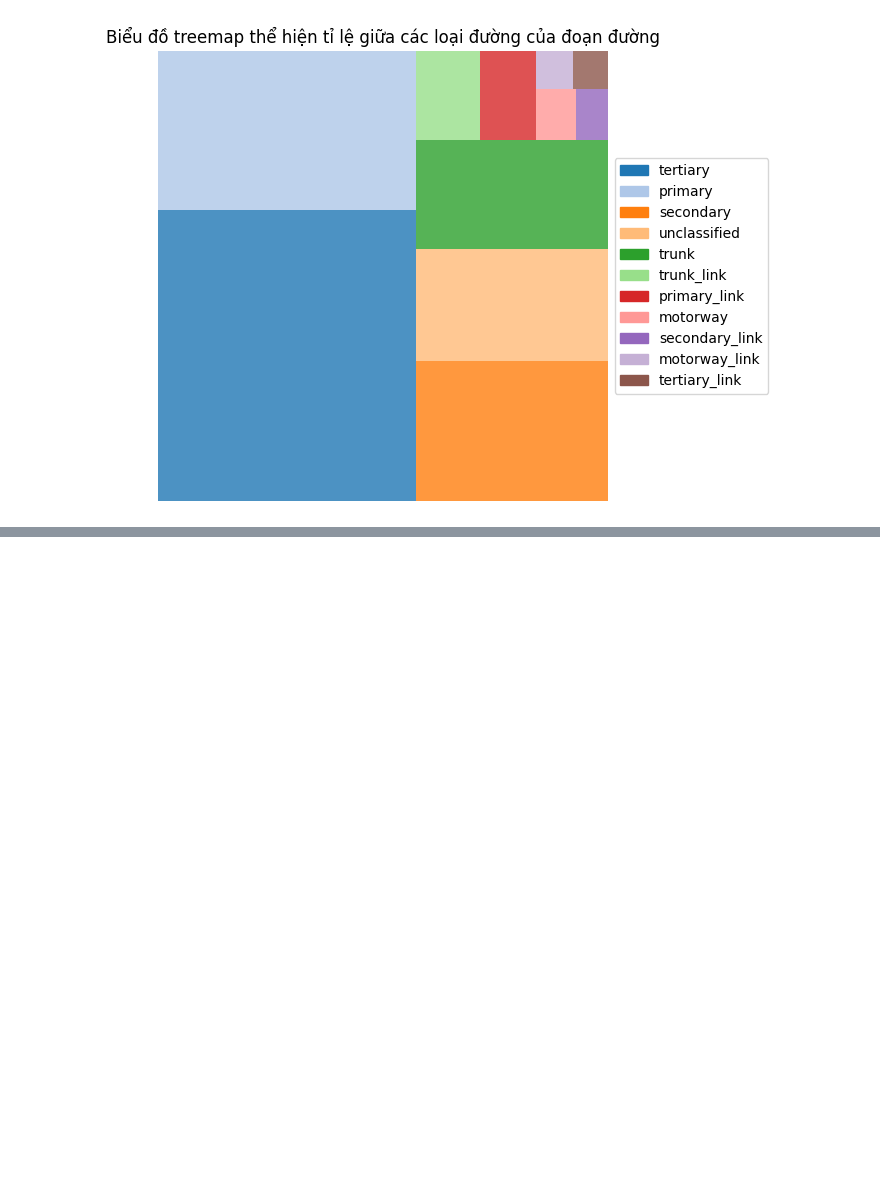
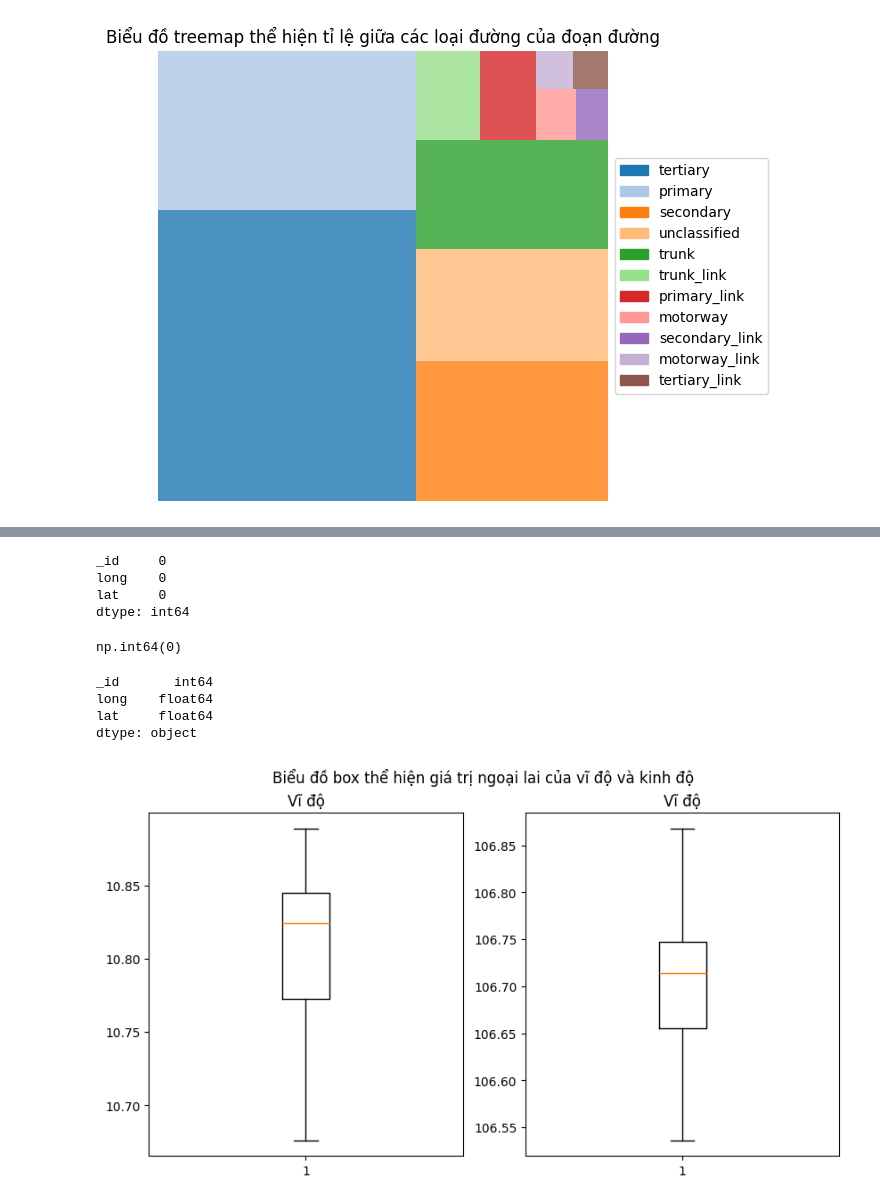
Before and after one commit to An-Sadek/HCM_GNNTSF, a Jupyter notebook: src/preprocessing/summary.ipynb, the cells around one changed output, grey strips where cells are left out. Cells and saved outputs as stored; diff of their text form; code cells hidden in the pictures; blank space fills up the shorter version.

```diff
--- a/src/preprocessing/summary.ipynb
+++ b/src/preprocessing/summary.ipynb
@@ -167,0 +299,3 @@ plt.show()
+# %%
+nodes_df = pd.read_csv(f"{DATA_ROOT}/nodes.csv")
+nodes_df.shape
@@ -167,0 +313,33 @@ plt.show()
+# %%
+nodes_df.isnull().sum()
+# %% [output]
+_id     0
+long    0
+lat     0
+dtype: int64
+# %%
+nodes_df.duplicated().sum()
+# %% [output]
+np.int64(0)
+# %%
+nodes_df.dtypes
+# %% [output]
+_id       int64
+long    float64
+lat     float64
+dtype: object
+# %%
+long_arr = nodes_df["long"]
+lat_arr = nodes_df["lat"]
+# %%
+fig, axes = plt.subplots(1, 2, figsize=(10, 5))
+fig.suptitle("Biểu đồ box thể hiện giá trị ngoại lai của vĩ độ và kinh độ")
+
+axes[0].set_title("Vĩ độ")
+axes[0].boxplot(lat_arr)
+
+axes[1].set_title("Vĩ độ")
+axes[1].boxplot(long_arr)
+plt.show()
+# %% [output]
+[figure, added]
```
Also changed, not shown: parts of 49 cells of this notebook, 2 other files.
